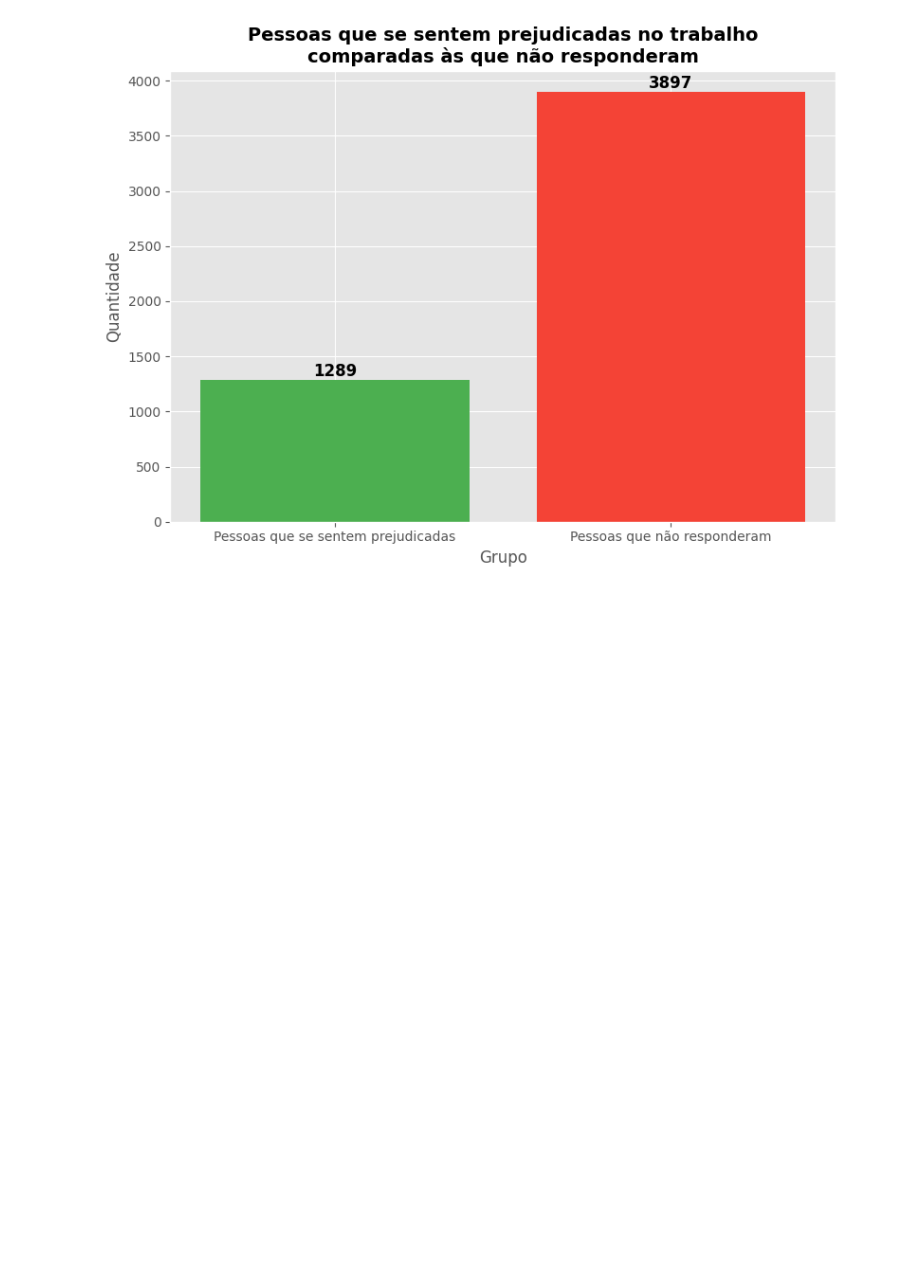
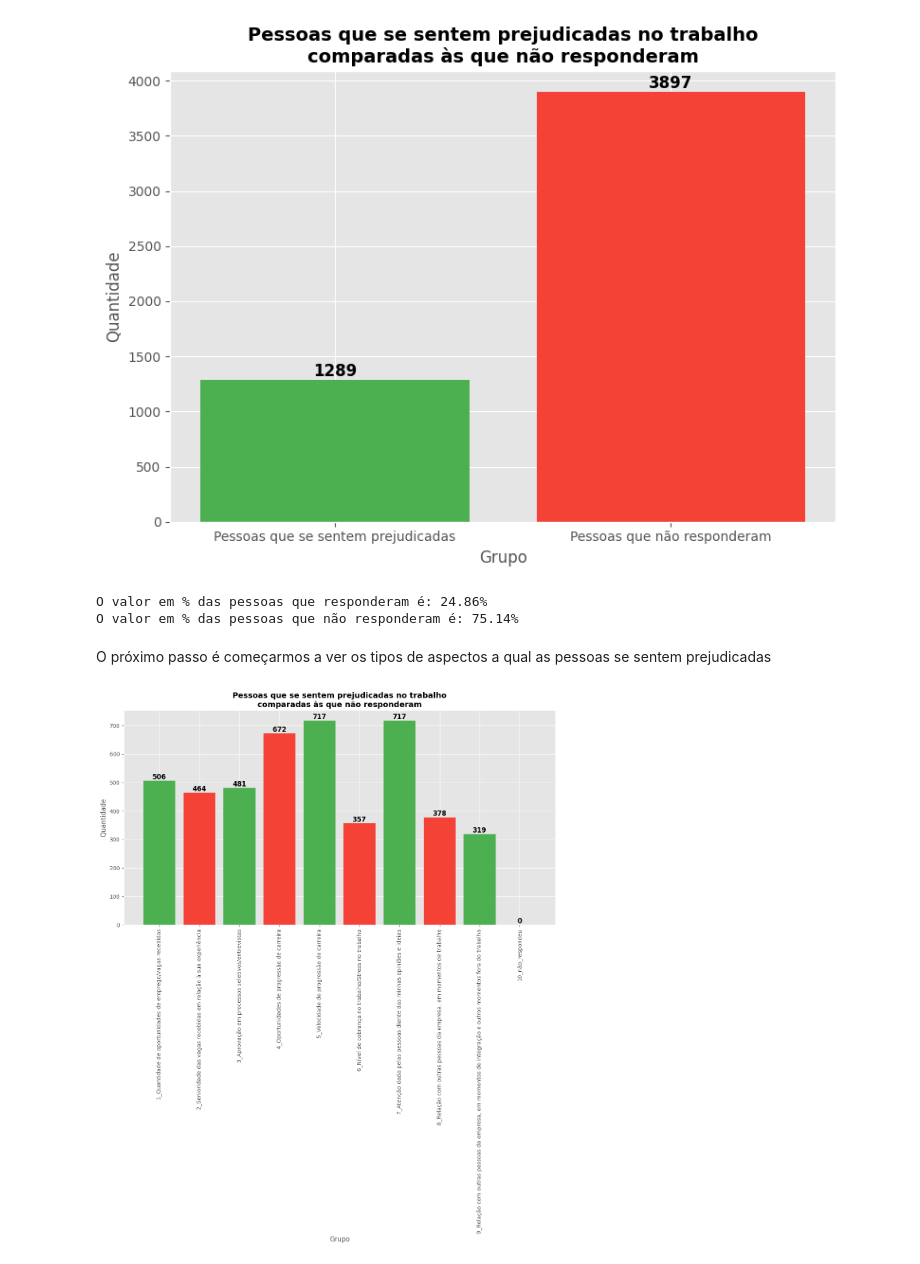
Before and after one commit to rodriguesgui/DC-Data-Glow-Up, a Jupyter notebook: src/main.ipynb, the cells around one changed output. Saved outputs shown, nothing was run; the diff lists cells and outputs as text; code cells hidden in the pictures; blank space fills up the shorter version.

Commit message:
adicionando mais gráficos e análises

```diff
--- a/src/main.ipynb
+++ b/src/main.ipynb
@@ -498,7 +498,9 @@ nao_respondeu = df_todos[df_todos['1.f_aspectos_prejudicados'] == 'não responde
 respondeu =  df[df['1.f_aspectos_prejudicados'].isin(df_todos['1.f_aspectos_prejudicados'])]
 # %%
 #Valores do gráfico de barras
-valores_comparativos = [len(respondeu), len(nao_respondeu)]
+valores_respondeu_1f = len(respondeu)
+valores_nao_respondeu_1f = len(nao_respondeu)
+valores_resposta = [valores_respondeu_1f,  valores_nao_respondeu_1f]
 categorias = ['Pessoas que se sentem prejudicadas', 'Pessoas que não responderam']
 # %%
 # Estilo visual
@@ -507,7 +509,7 @@ plt.style.use('ggplot')  # ou 'seaborn', 'bmh', 'fivethirtyeight'
 fig, ax = plt.subplots(figsize=(8, 6))
 
 # Cria as barras
-barras = ax.bar(categorias, valores_comparativos, color=['#4CAF50', '#F44336'])
+barras = ax.bar(categorias, valores_resposta, color=['#4CAF50', '#F44336'])
 
 # Adiciona os valores em cima das barras
 for barra in barras:
@@ -525,3 +527,45 @@ plt.tight_layout()
 plt.show()
 # %% [output]
 [figure]
+# %%
+#Vamos mostrar um comparativo com percentual de respostas
+print(f'O valor em % das pessoas que responderam é: {(valores_respondeu_1f / len(df_todos["1.f_aspectos_prejudicados"])) * 100:.2f}% ')
+print(f'O valor em % das pessoas que não responderam é: {(valores_nao_respondeu_1f / len(df_todos["1.f_aspectos_prejudicados"])) * 100:.2f}% ')
+# %% [output]
+O valor em % das pessoas que responderam é: 24.86%
+O valor em % das pessoas que não responderam é: 75.14%
+# %% [markdown]
+O próximo passo é começarmos a ver os tipos de aspectos a qual as pessoas se sentem prejudicadas
+# %%
+# Filtra as colunas dummies da 1.f (que começam com '1.f')
+colunas_1f_dummies = [col for col in df.columns if col.startswith('1.f.') and col != '1.f_aspectos_prejudicados']
+# %%
+valores_resposta_1 = df[colunas_1f_dummies].sum().values
+categorias_1 = [col.replace('1.f.', '') for col in colunas_1f_dummies]
+# %%
+# Estilo visual
+plt.style.use('ggplot')  # ou 'seaborn', 'bmh', 'fivethirtyeight'
+
+fig, ax = plt.subplots(figsize=(14, 7))
+
+
+# Cria as barras
+barras = ax.bar(categorias_1, valores_resposta_1, color=['#4CAF50', '#F44336'])
+
+# Adiciona os valores em cima das barras
+for barra in barras:
+    altura = barra.get_height()
+    ax.text(barra.get_x() + barra.get_width() / 2, altura + 0.5, f'{int(altura)}',
+            ha='center', va='bottom', fontsize=12, fontweight='bold')
+
+# Títulos e rótulos
+ax.set_title('Pessoas que se sentem prejudicadas no trabalho\ncomparadas às que não responderam', fontsize=14, fontweight='bold')
+ax.set_ylabel('Quantidade', fontsize=12)
+ax.set_xlabel('Grupo', fontsize=12)
+
+# Ajuste fino de layout
+plt.xticks(rotation=90)
+plt.tight_layout()
+plt.show()
+# %% [output]
+[figure, added]
```
Also changed, not shown: 2 other files.
